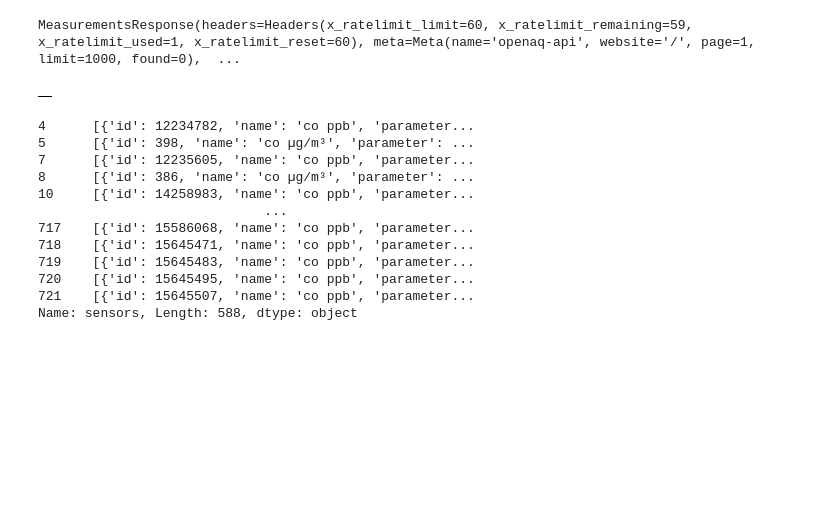
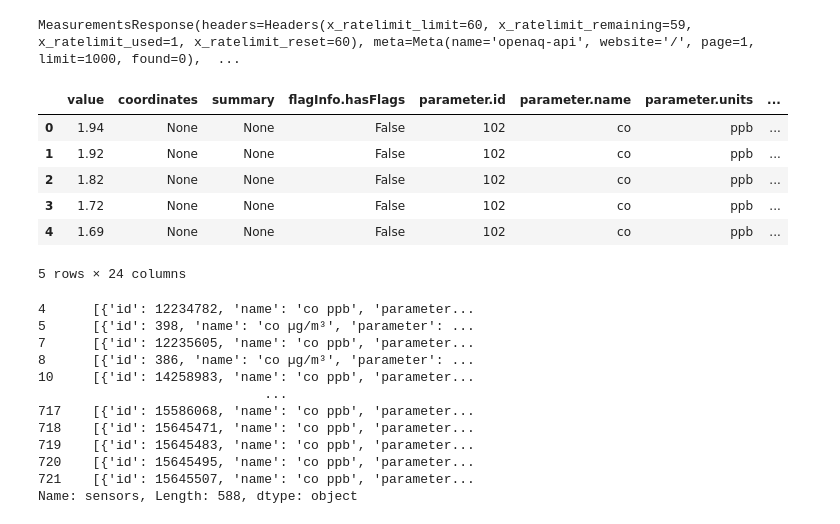
Before and after one commit to gamma1947/aqi_monitoring_dashboard-, a Jupyter notebook: OPENAQ.ipynb, the cells around one changed output. Cells and saved outputs as stored; diff of their text form; code cells hidden in the pictures; blank space fills up the shorter version.

```diff
--- a/OPENAQ.ipynb
+++ b/OPENAQ.ipynb
@@ -198,9 +212,15 @@ r = requests.get(url, params=params, headers=headers)
 data = r.json()
 df = pd.json_normalize(data["results"])
 # %%
-df
+df.head()
 # %% [output]
-|  |
+|  | value | coordinates | summary | flagInfo.hasFlags | parameter.id | parameter.name | parameter.units | ... |
+| 0 | 1.94 | None | None | False | 102 | co | ppb | ... |
+| 1 | 1.92 | None | None | False | 102 | co | ppb | ... |
+| 2 | 1.82 | None | None | False | 102 | co | ppb | ... |
+| 3 | 1.72 | None | None | False | 102 | co | ppb | ... |
+| 4 | 1.69 | None | None | False | 102 | co | ppb | ... |
+5 rows × 24 columns
 # %%
 filtered_df["sensors"]
 # %% [output]
```
Also changed, not shown: parts of 6 cells of this notebook, 1 other file.
